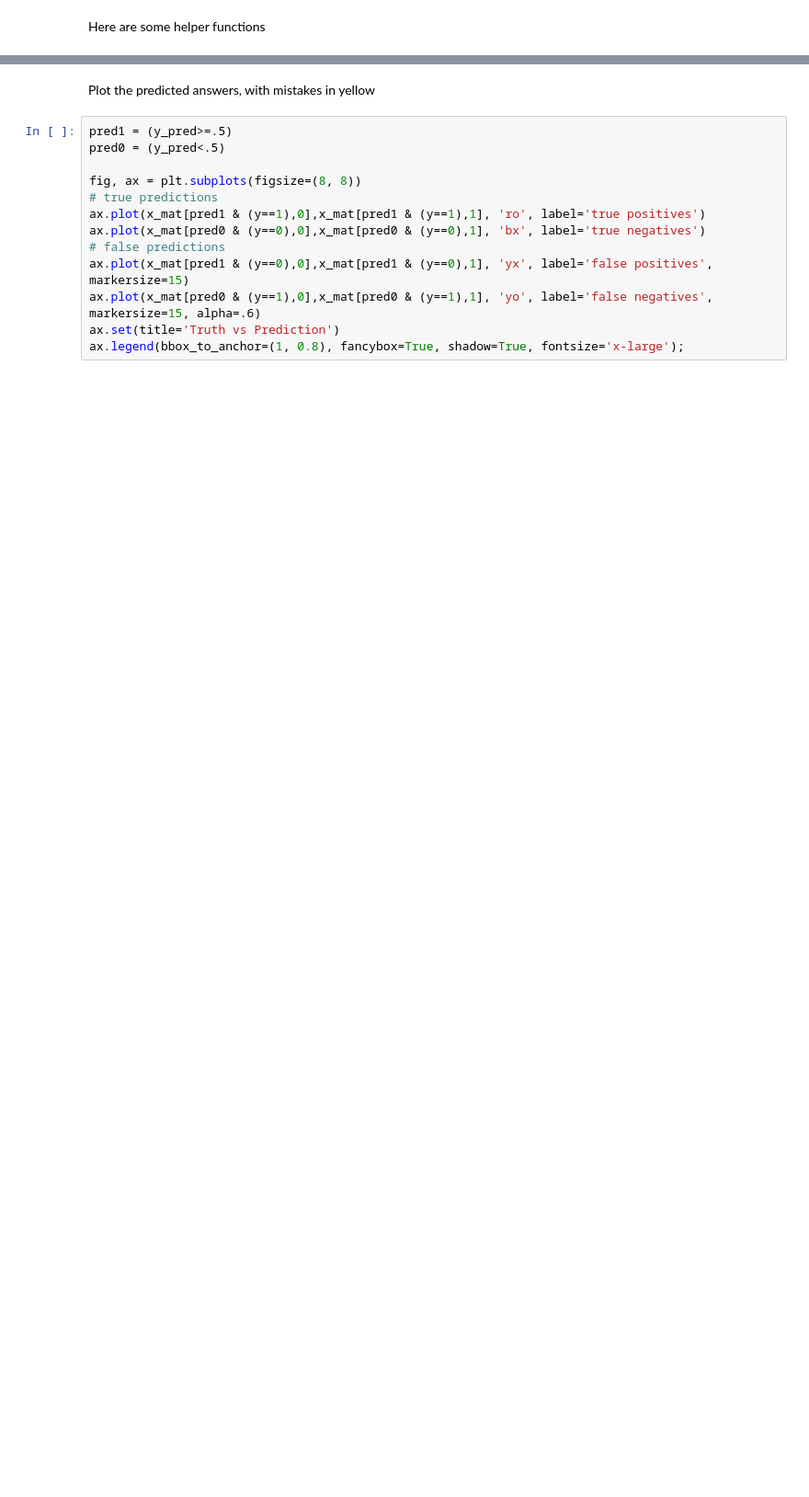
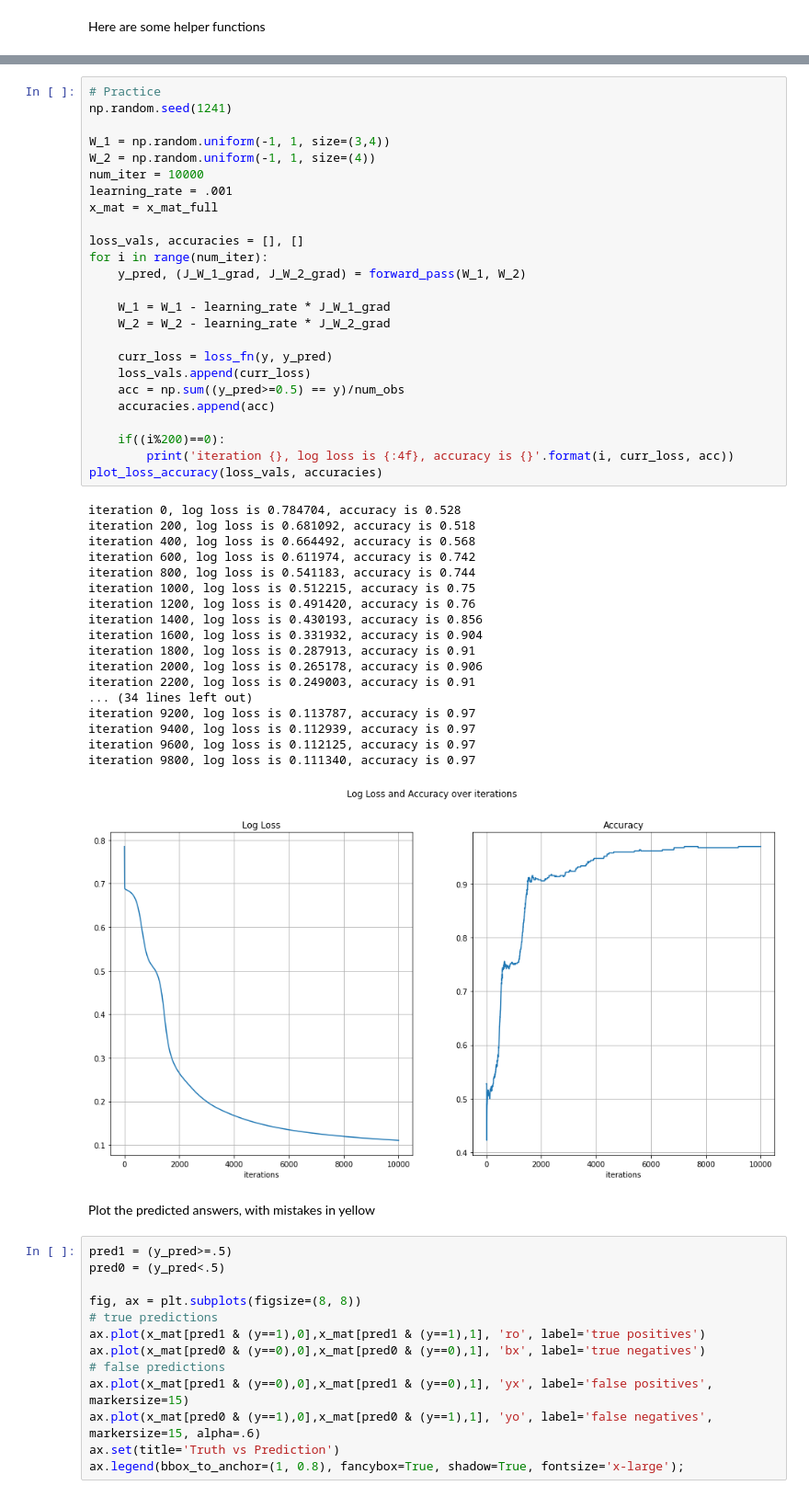
Before and after one commit to HyosikMoon/Coursera, a Jupyter notebook: Machine_Learning/Course5_Deep_Learning_and_Reinforcement_Learning/Backpropagation/05c_DEMO_Backpropagation.ipynb, the cells around one changed output, grey strips where cells are left out. Shown at 92% size. Drawn from its saved outputs; the diff is of its cells as text; blank space fills up the shorter version.

```diff
--- a/Machine_Learning/Course5_Deep_Learning_and_Reinforcement_Learning/Backpropagation/05c_DEMO_Backpropagation.ipynb
+++ b/Machine_Learning/Course5_Deep_Learning_and_Reinforcement_Learning/Backpropagation/05c_DEMO_Backpropagation.ipynb
@@ -180,3 +322,47 @@ iteration 4800, log loss is 0.1357, accuracy is 0.98
+# %%
+# Practice
+np.random.seed(1241)
+
+W_1 = np.random.uniform(-1, 1, size=(3,4))
+W_2 = np.random.uniform(-1, 1, size=(4))
+num_iter = 10000
+learning_rate = .001
+x_mat = x_mat_full
+
+loss_vals, accuracies = [], []
+for i in range(num_iter):
+    y_pred, (J_W_1_grad, J_W_2_grad) = forward_pass(W_1, W_2)
+
+    W_1 = W_1 - learning_rate * J_W_1_grad
+    W_2 = W_2 - learning_rate * J_W_2_grad
+
+    curr_loss = loss_fn(y, y_pred)
+    loss_vals.append(curr_loss)
+    acc = np.sum((y_pred>=0.5) == y)/num_obs
+    accuracies.append(acc)
+
+    if((i%200)==0):
+        print('iteration {}, log loss is {:4f}, accuracy is {}'.format(i, curr_loss, acc))
+plot_loss_accuracy(loss_vals, accuracies)
+# %% [output]
+iteration 0, log loss is 0.784704, accuracy is 0.528
+iteration 200, log loss is 0.681092, accuracy is 0.518
+iteration 400, log loss is 0.664492, accuracy is 0.568
+iteration 600, log loss is 0.611974, accuracy is 0.742
+iteration 800, log loss is 0.541183, accuracy is 0.744
+iteration 1000, log loss is 0.512215, accuracy is 0.75
+iteration 1200, log loss is 0.491420, accuracy is 0.76
+iteration 1400, log loss is 0.430193, accuracy is 0.856
+iteration 1600, log loss is 0.331932, accuracy is 0.904
+iteration 1800, log loss is 0.287913, accuracy is 0.91
+iteration 2000, log loss is 0.265178, accuracy is 0.906
+iteration 2200, log loss is 0.249003, accuracy is 0.91
+... (34 lines left out)
+iteration 9200, log loss is 0.113787, accuracy is 0.97
+iteration 9400, log loss is 0.112939, accuracy is 0.97
+iteration 9600, log loss is 0.112125, accuracy is 0.97
+iteration 9800, log loss is 0.111340, accuracy is 0.97
+[figure, added]
 # %% [markdown]
 Plot the predicted answers, with mistakes in yellow
 # %%
```
Also changed, not shown: parts of 15 cells of this notebook.
